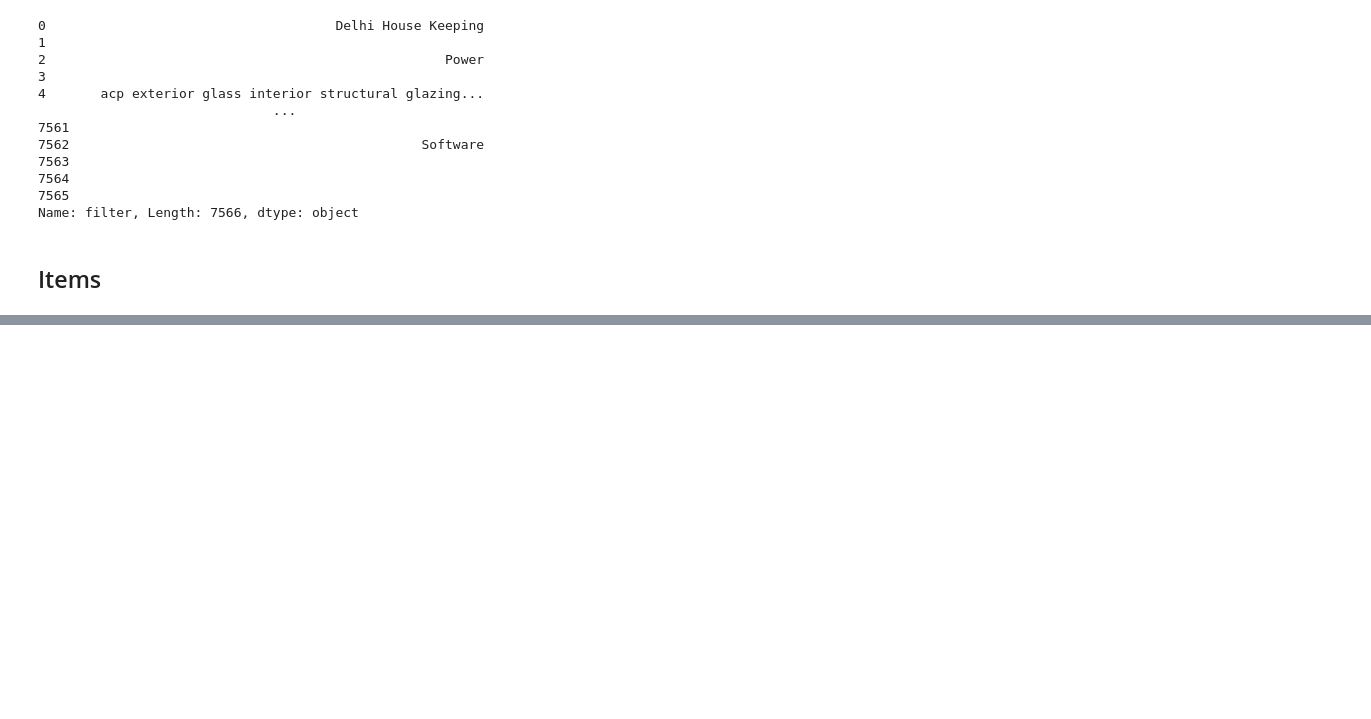
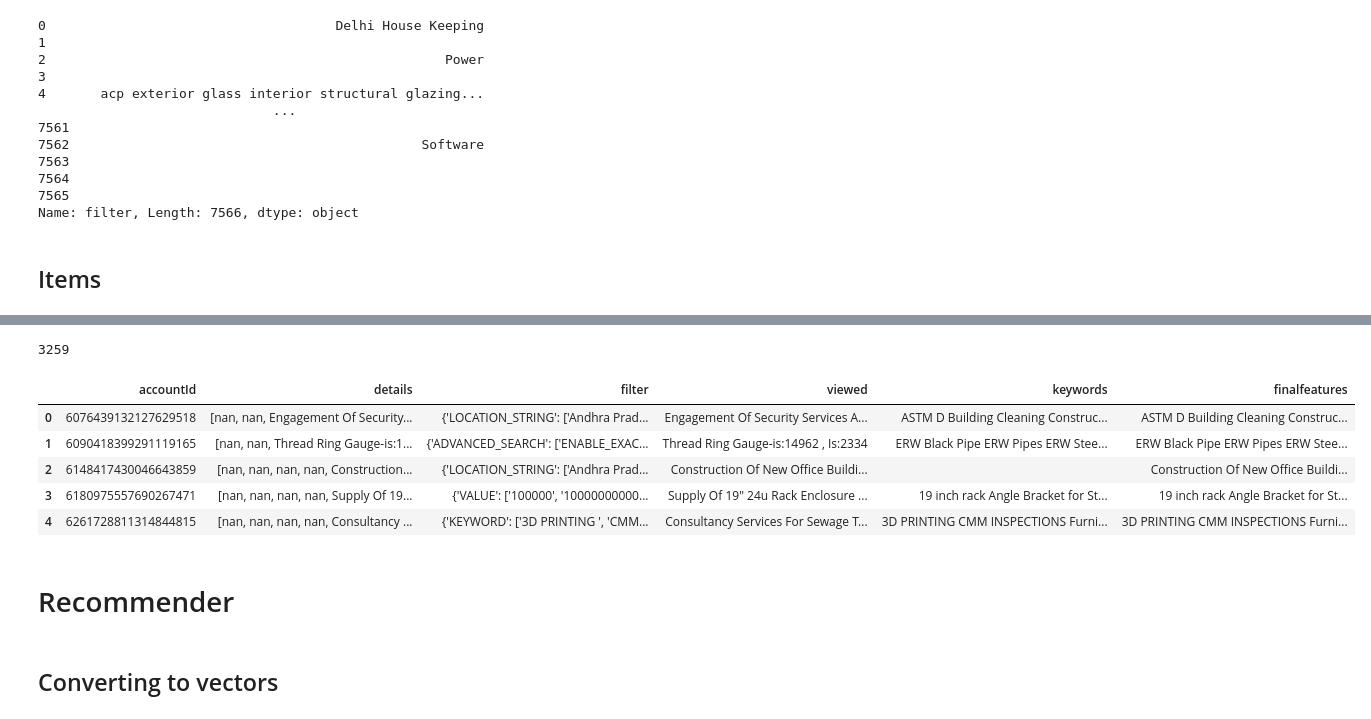
Before and after one commit to sumeetkd/sharedbooks, a Jupyter notebook: Recommender.ipynb, the cells around one changed output, grey strips where cells are left out. Drawn from its saved outputs; the diff is of its cells as text; code cells hidden in the pictures; blank space fills up the shorter version.

Commit message:
recommender

```diff
--- a/Recommender.ipynb
+++ b/Recommender.ipynb
@@ -288,0 +409,2 @@ def user_vector(rowitem):
+# %%
+userfeatures['viewed'] = userfeatures['details'].apply(itemdetails)
@@ -288,0 +422,26 @@ def user_vector(rowitem):
+# %%
+def user_keywords(rowitem):
+    pylist = literal_eval(rowitem)
+    if 'KEYWORD' in pylist.keys():
+        keywords = pylist['KEYWORD']
+        string = ' '.join(keywords)
+        return string
+    else:
+        return ''
+# %%
+userfeatures['keywords'] = userfeatures['filter'].apply(user_keywords)
+# %%
+userfeatures['finalfeatures'] = userfeatures['keywords'] + userfeatures['viewed']
+# %%
+userfeatures['finalfeatures'].eq('').sum()
+# %% [output]
+3259
+# %%
+userfeatures.head()
+# %% [output]
+|  | accountId | details | filter | viewed | keywords | finalfeatures |
+| 0 | 6076439132127629518 | [nan, nan, Engagement Of Security... | {'LOCATION_STRING': ['Andhra Prad... | Engagement Of Security Services A... | ASTM D Building Cleaning Construc... | ASTM D Building Cleaning Construc... |
+| 1 | 6090418399291119165 | [nan, nan, Thread Ring Gauge-is:1... | {'ADVANCED_SEARCH': ['ENABLE_EXAC... | Thread Ring Gauge-is:14962 , Is:2334 | ERW Black Pipe ERW Pipes ERW Stee... | ERW Black Pipe ERW Pipes ERW Stee... |
+| 2 | 6148417430046643859 | [nan, nan, nan, nan, Construction... | {'LOCATION_STRING': ['Andhra Prad... | Construction Of New Office Buildi... |  | Construction Of New Office Buildi... |
+| 3 | 6180975557690267471 | [nan, nan, nan, nan, Supply Of 19... | {'VALUE': ['100000', '10000000000... | Supply Of 19" 24u Rack Enclosure ... | 19 inch rack Angle Bracket for St... | 19 inch rack Angle Bracket for St... |
+| 4 | 6261728811314844815 | [nan, nan, nan, nan, Consultancy ... | {'KEYWORD': ['3D PRINTING ', 'CMM... | Consultancy Services For Sewage T... | 3D PRINTING CMM INSPECTIONS Furni... | 3D PRINTING CMM INSPECTIONS Furni... |
@@ -288,0 +450,4 @@ def user_vector(rowitem):
+# %% [markdown]
+# Recommender
+# %% [markdown]
+## Converting to vectors
```
Also changed, not shown: parts of 39 cells of this notebook, 1 other file.
